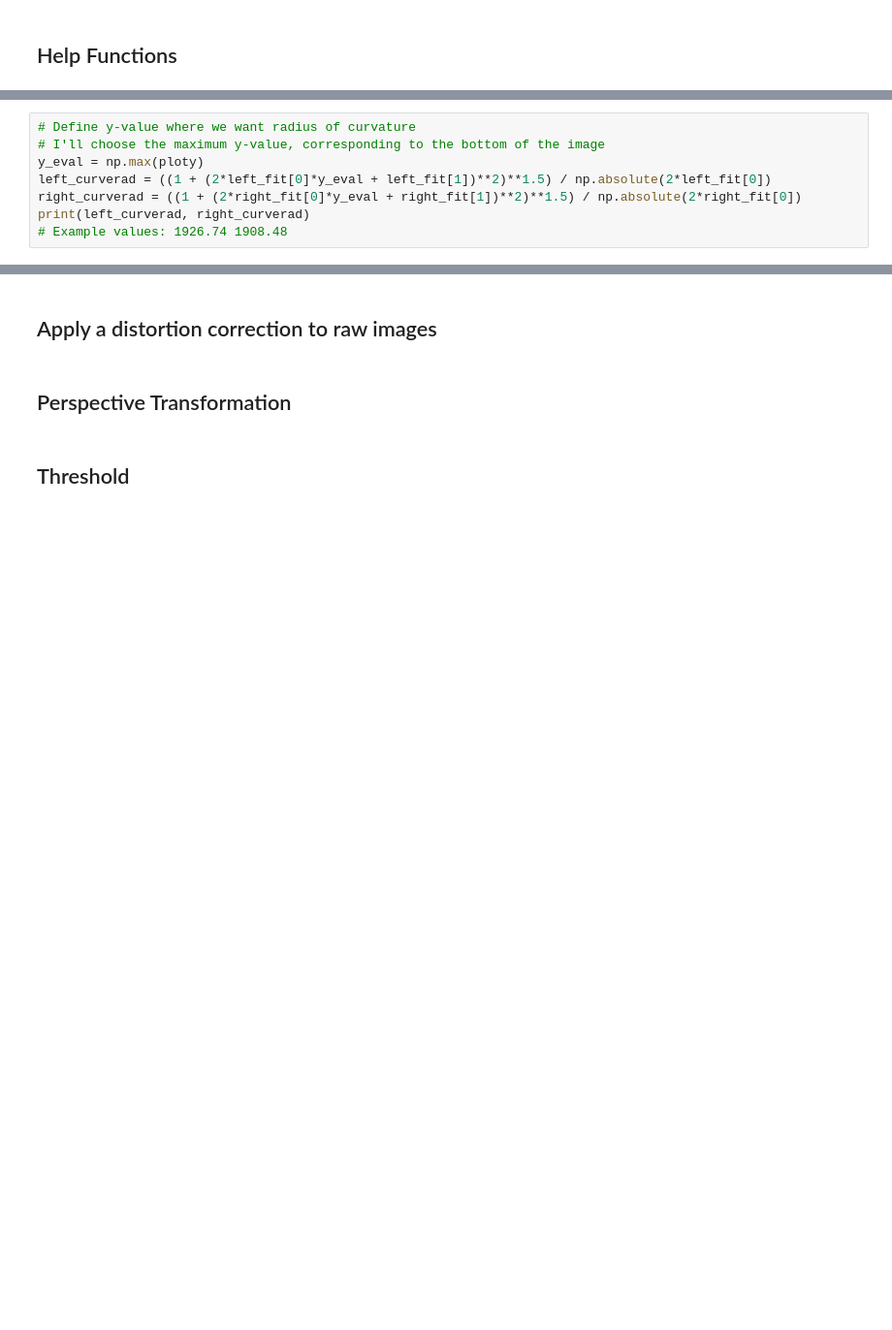
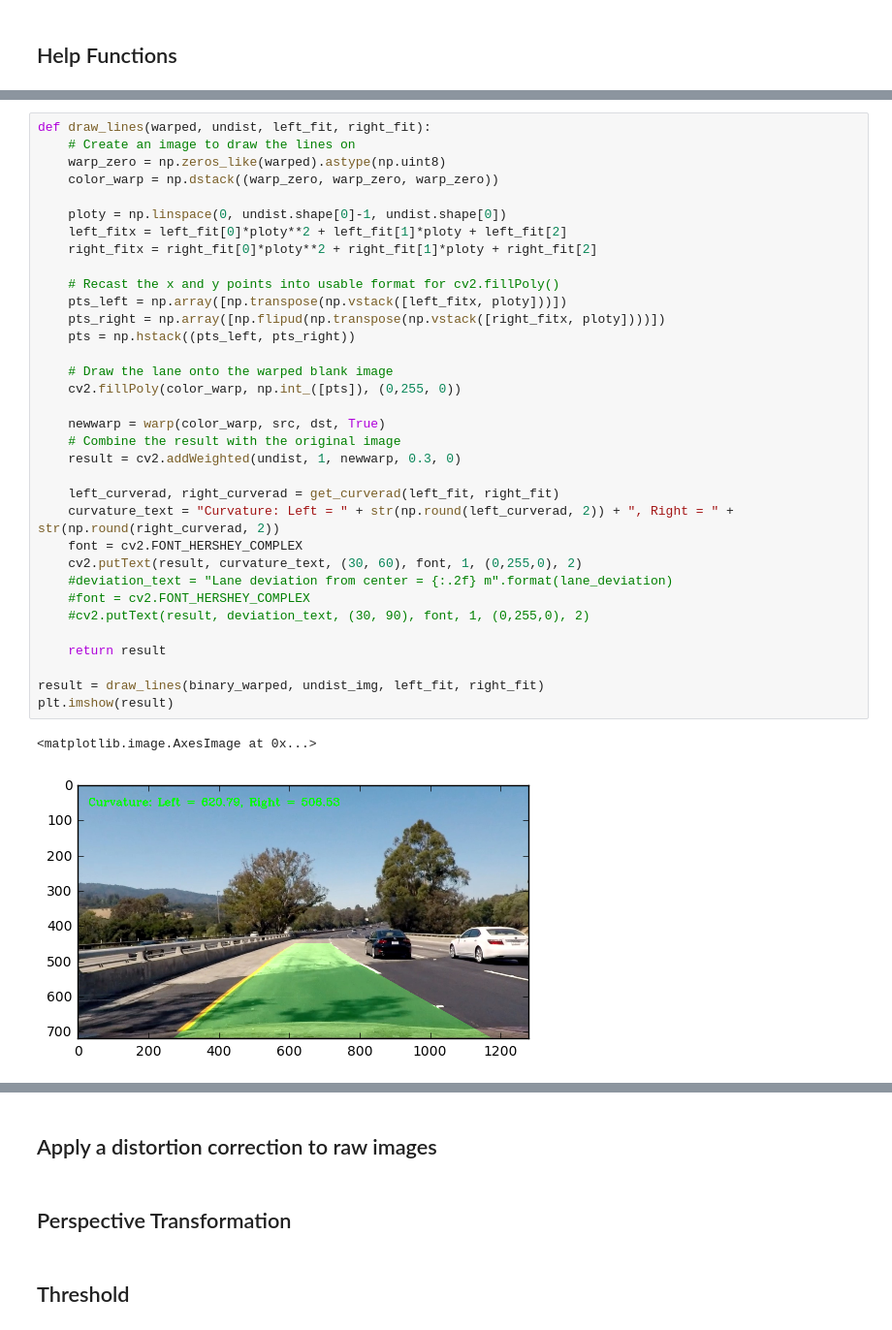
Before and after one commit to cjpan/CarND-Advanced-Lane-Lines, a Jupyter notebook: advanced_lane_lines.ipynb, the cells around one changed output, grey strips where cells are left out. Shown at 97% size. Saved outputs shown, nothing was run; the diff lists cells and outputs as text; blank space fills up the shorter version.

```diff
--- a/advanced_lane_lines.ipynb
+++ b/advanced_lane_lines.ipynb
@@ -475,8 +329,0 @@ plt.gca().invert_yaxis() # to visualize as we do the images
-# %%
-# Define y-value where we want radius of curvature
-# I'll choose the maximum y-value, corresponding to the bottom of the image
-y_eval = np.max(ploty)
-left_curverad = ((1 + (2*left_fit[0]*y_eval + left_fit[1])**2)**1.5) / np.absolute(2*left_fit[0])
-right_curverad = ((1 + (2*right_fit[0]*y_eval + right_fit[1])**2)**1.5) / np.absolute(2*right_fit[0])
-print(left_curverad, right_curverad)
-# Example values: 1926.74 1908.48
@@ -592,0 +356,37 @@ def find_window_centroids(image, window_width, window_height, margin):
+# %%
+def draw_lines(warped, undist, left_fit, right_fit):
+    # Create an image to draw the lines on
+    warp_zero = np.zeros_like(warped).astype(np.uint8)
+    color_warp = np.dstack((warp_zero, warp_zero, warp_zero))
+
+    ploty = np.linspace(0, undist.shape[0]-1, undist.shape[0])
+    left_fitx = left_fit[0]*ploty**2 + left_fit[1]*ploty + left_fit[2]
+    right_fitx = right_fit[0]*ploty**2 + right_fit[1]*ploty + right_fit[2]
+
+    # Recast the x and y points into usable format for cv2.fillPoly()
+    pts_left = np.array([np.transpose(np.vstack([left_fitx, ploty]))])
+    pts_right = np.array([np.flipud(np.transpose(np.vstack([right_fitx, ploty])))])
+    pts = np.hstack((pts_left, pts_right))
+
+    # Draw the lane onto the warped blank image
+    cv2.fillPoly(color_warp, np.int_([pts]), (0,255, 0))
+
+    newwarp = warp(color_warp, src, dst, True)
+    # Combine the result with the original image
+    result = cv2.addWeighted(undist, 1, newwarp, 0.3, 0)
+
+    left_curverad, right_curverad = get_curverad(left_fit, right_fit)
+    curvature_text = "Curvature: Left = " + str(np.round(left_curverad, 2)) + ", Right = " + str(np.round(right_curverad, 2))
+    font = cv2.FONT_HERSHEY_COMPLEX
+    cv2.putText(result, curvature_text, (30, 60), font, 1, (0,255,0), 2)
+    #deviation_text = "Lane deviation from center = {:.2f} m".format(lane_deviation)
+    #font = cv2.FONT_HERSHEY_COMPLEX
+    #cv2.putText(result, deviation_text, (30, 90), font, 1, (0,255,0), 2)
+
+    return result
+
+result = draw_lines(binary_warped, undist_img, left_fit, right_fit)
+plt.imshow(result)
+# %% [output]
+<matplotlib.image.AxesImage at 0x...>
+[figure, added]
```
Also changed, not shown: parts of 26 cells of this notebook.
